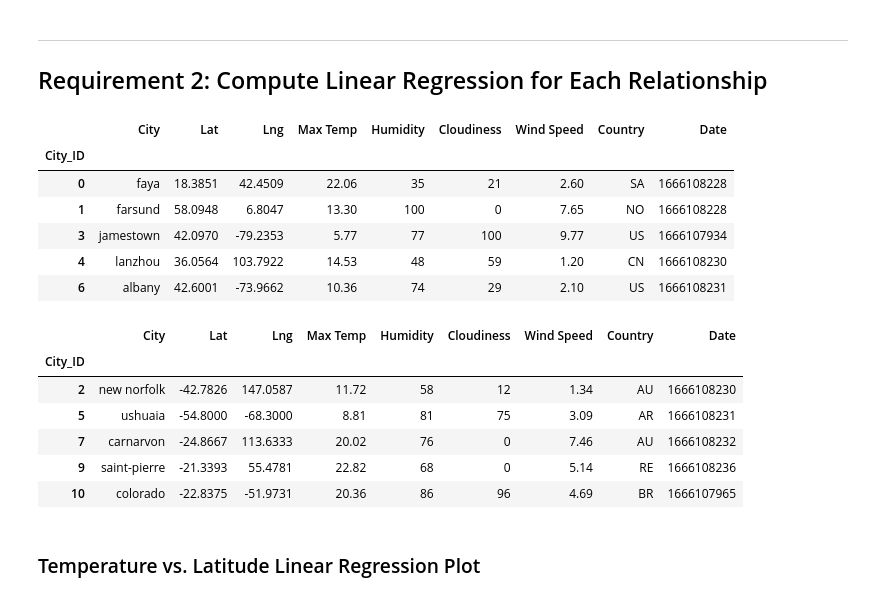
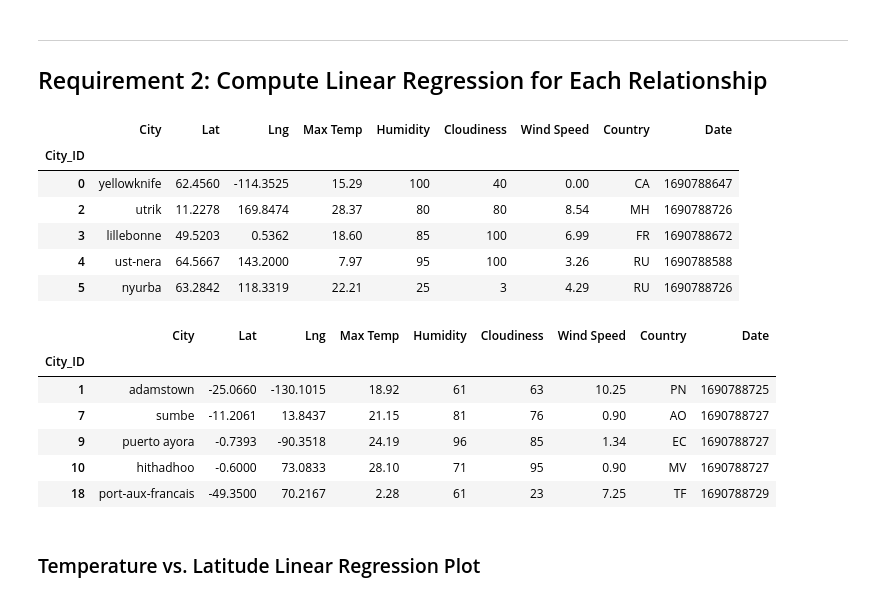
Before and after one commit to ctetreault13/python-api-challenge, a Jupyter notebook: WeatherPy.ipynb, the cells around one changed output. Saved outputs shown, nothing was run; the diff lists cells and outputs as text; code cells hidden in the pictures.

```diff
--- a/WeatherPy.ipynb
+++ b/WeatherPy.ipynb
@@ -243,30 +290,30 @@ plt.show()
 # %%
 # Create a DataFrame with the Northern Hemisphere data (Latitude >= 0)
-# YOUR CODE HERE
+northern_hemi_df = city_data_df.loc[(city_data_df["Lat"] >= 0)]
 
 # Display sample data
 northern_hemi_df.head()
 # %% [output]
 |  | City | Lat | Lng | Max Temp | Humidity | Cloudiness | Wind Speed | Country | Date |
 | City_ID |  |  |  |  |  |  |  |  |  |
-| 0 | faya | 18.3851 | 42.4509 | 22.06 | 35 | 21 | 2.60 | SA | 1666108228 |
-| 1 | farsund | 58.0948 | 6.8047 | 13.30 | 100 | 0 | 7.65 | NO | 1666108228 |
-| 3 | jamestown | 42.0970 | -79.2353 | 5.77 | 77 | 100 | 9.77 | US | 1666107934 |
-| 4 | lanzhou | 36.0564 | 103.7922 | 14.53 | 48 | 59 | 1.20 | CN | 1666108230 |
-| 6 | albany | 42.6001 | -73.9662 | 10.36 | 74 | 29 | 2.10 | US | 1666108231 |
+| 0 | yellowknife | 62.4560 | -114.3525 | 15.29 | 100 | 40 | 0.00 | CA | 1690788647 |
+| 2 | utrik | 11.2278 | 169.8474 | 28.37 | 80 | 80 | 8.54 | MH | 1690788726 |
+| 3 | lillebonne | 49.5203 | 0.5362 | 18.60 | 85 | 100 | 6.99 | FR | 1690788672 |
+| 4 | ust-nera | 64.5667 | 143.2000 | 7.97 | 95 | 100 | 3.26 | RU | 1690788588 |
+| 5 | nyurba | 63.2842 | 118.3319 | 22.21 | 25 | 3 | 4.29 | RU | 1690788726 |
 # %%
 # Create a DataFrame with the Southern Hemisphere data (Latitude < 0)
-# YOUR CODE HERE
+southern_hemi_df = city_data_df.loc[(city_data_df["Lat"] <= 0)]
 
 # Display sample data
 southern_hemi_df.head()
 # %% [output]
 |  | City | Lat | Lng | Max Temp | Humidity | Cloudiness | Wind Speed | Country | Date |
 | City_ID |  |  |  |  |  |  |  |  |  |
-| 2 | new norfolk | -42.7826 | 147.0587 | 11.72 | 58 | 12 | 1.34 | AU | 1666108230 |
-| 5 | ushuaia | -54.8000 | -68.3000 | 8.81 | 81 | 75 | 3.09 | AR | 1666108231 |
-| 7 | carnarvon | -24.8667 | 113.6333 | 20.02 | 76 | 0 | 7.46 | AU | 1666108232 |
-| 9 | saint-pierre | -21.3393 | 55.4781 | 22.82 | 68 | 0 | 5.14 | RE | 1666108236 |
-| 10 | colorado | -22.8375 | -51.9731 | 20.36 | 86 | 96 | 4.69 | BR | 1666107965 |
+| 1 | adamstown | -25.0660 | -130.1015 | 18.92 | 61 | 63 | 10.25 | PN | 1690788725 |
+| 7 | sumbe | -11.2061 | 13.8437 | 21.15 | 81 | 76 | 0.90 | AO | 1690788727 |
+| 9 | puerto ayora | -0.7393 | -90.3518 | 24.19 | 96 | 85 | 1.34 | EC | 1690788727 |
+| 10 | hithadhoo | -0.6000 | 73.0833 | 28.10 | 71 | 95 | 0.90 | MV | 1690788727 |
+| 18 | port-aux-francais | -49.3500 | 70.2167 | 2.28 | 61 | 23 | 7.25 | TF | 1690788729 |
 # %% [markdown]
 ###  Temperature vs. Latitude Linear Regression Plot
```
Also changed, not shown: parts of 32 cells of this notebook, 6 other files.
